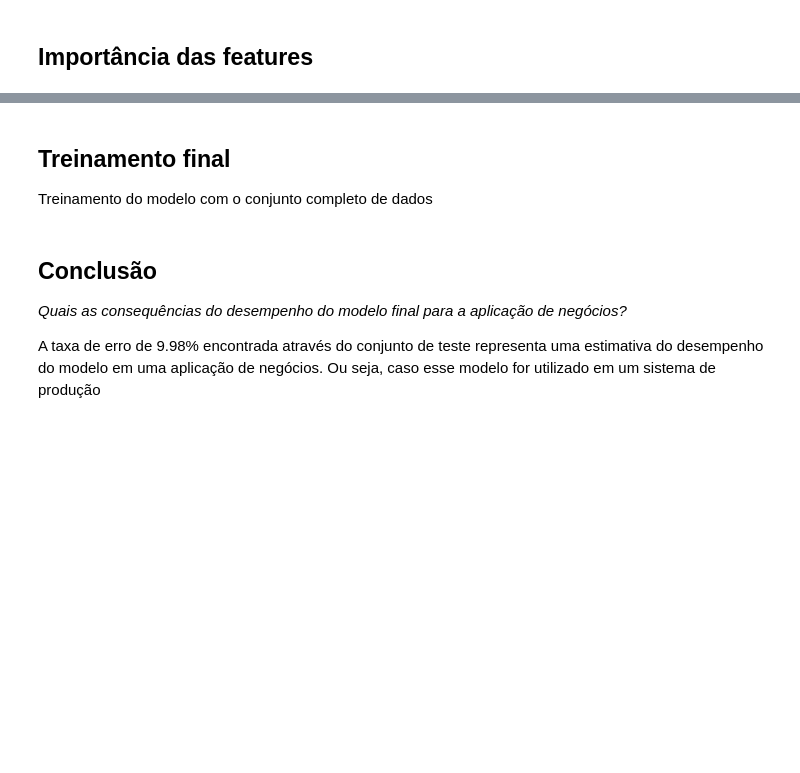
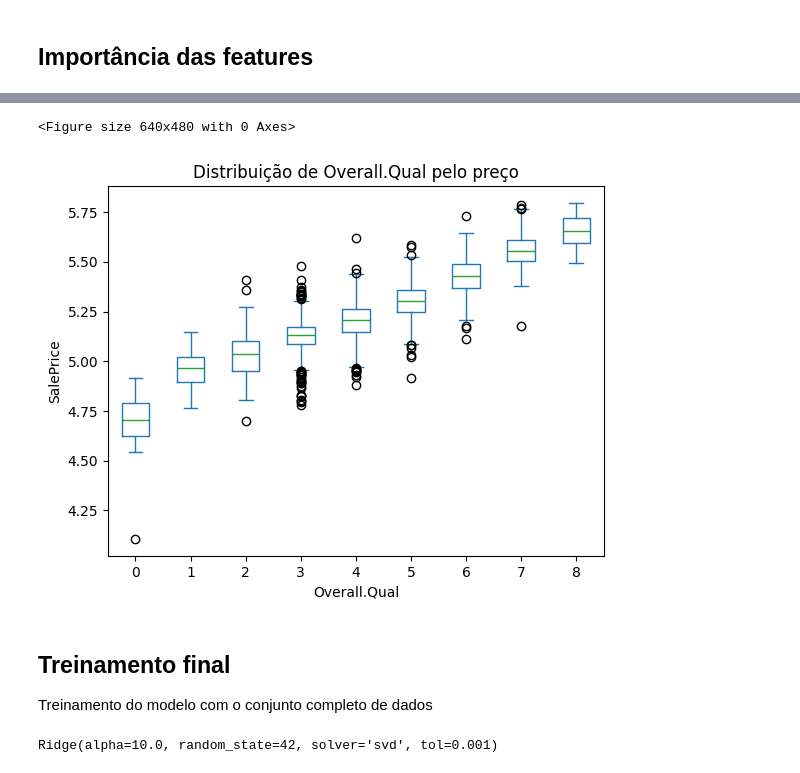
Before and after one commit to alanmath/ames, a Jupyter notebook: notebooks/04_modelagem.ipynb, the cells around one changed output, grey strips where cells are left out. Drawn from its saved outputs; the diff is of its cells as text; code cells hidden in the pictures; blank space fills up the shorter version.

```diff
--- a/notebooks/04_modelagem.ipynb
+++ b/notebooks/04_modelagem.ipynb
@@ -405,10 +523,19 @@ sorted(zip(feature_importances, attributes), key=lambda x: abs(x[0]), reverse=Tr
+# %%
+plt.figure()
+aux_dataframe = model_data[['Overall.Qual', 'SalePrice']]
+aux_dataframe.plot.box(by='Overall.Qual')
+plt.title('Distribuição de Overall.Qual pelo preço')
+plt.xlabel('Overall.Qual')
+plt.ylabel('SalePrice')
+plt.show()
+# %% [output]
+<Figure size 640x480 with 0 Axes>
+[figure, added]
 # %% [markdown]
 ## Treinamento final
 
 Treinamento do modelo com o conjunto completo de dados
-# %% [markdown]
-## Conclusão
-
-*Quais as consequências do desempenho do modelo final para a aplicação de negócios?*
-
-A taxa de erro de 9.98% encontrada através do conjunto de teste representa uma estimativa do desempenho do modelo em uma aplicação de negócios. Ou seja, caso esse modelo for utilizado em um sistema de produção
+# %%
+final_model.fit(X, y)
+# %% [output]
+Ridge(alpha=10.0, random_state=42, solver='svd', tol=0.001)
```
Also changed, not shown: parts of 17 cells of this notebook.
